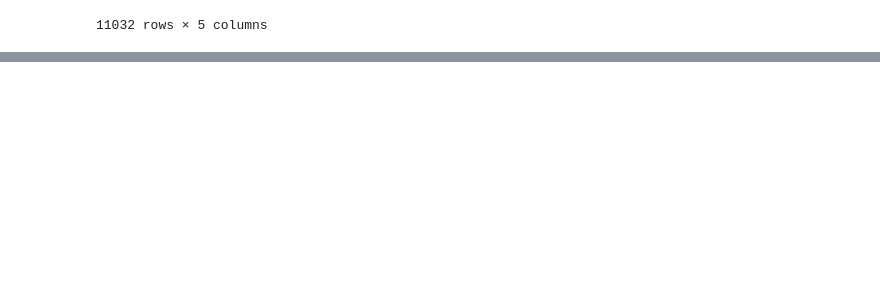
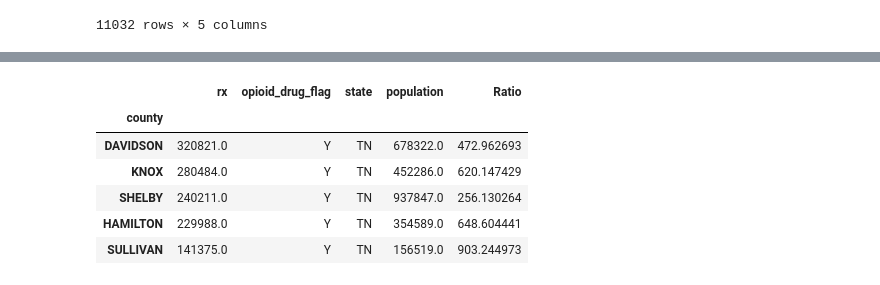
Before and after one commit to knturi/sql_rx_project-dankedpat-nationals, a Jupyter notebook: rx_project_pd.ipynb, the cells around one changed output, grey strips where cells are left out. Cells and saved outputs as stored; diff of their text form; code cells hidden in the pictures; blank space fills up the shorter version.

```diff
--- a/rx_project_pd.ipynb
+++ b/rx_project_pd.ipynb
@@ -121,0 +275,11 @@ plt.xscale('log');
+# %%
+Q1 = Q1.set_index('county')
+Q1.head()
+# %% [output]
+|  | rx | opioid_drug_flag | state | population | Ratio |
+| county |  |  |  |  |  |
+| DAVIDSON | 320821.0 | Y | TN | 678322.0 | 472.962693 |
+| KNOX | 280484.0 | Y | TN | 452286.0 | 620.147429 |
+| SHELBY | 240211.0 | Y | TN | 937847.0 | 256.130264 |
+| HAMILTON | 229988.0 | Y | TN | 354589.0 | 648.604441 |
+| SULLIVAN | 141375.0 | Y | TN | 156519.0 | 903.244973 |
```
Also changed, not shown: parts of 16 cells of this notebook.
